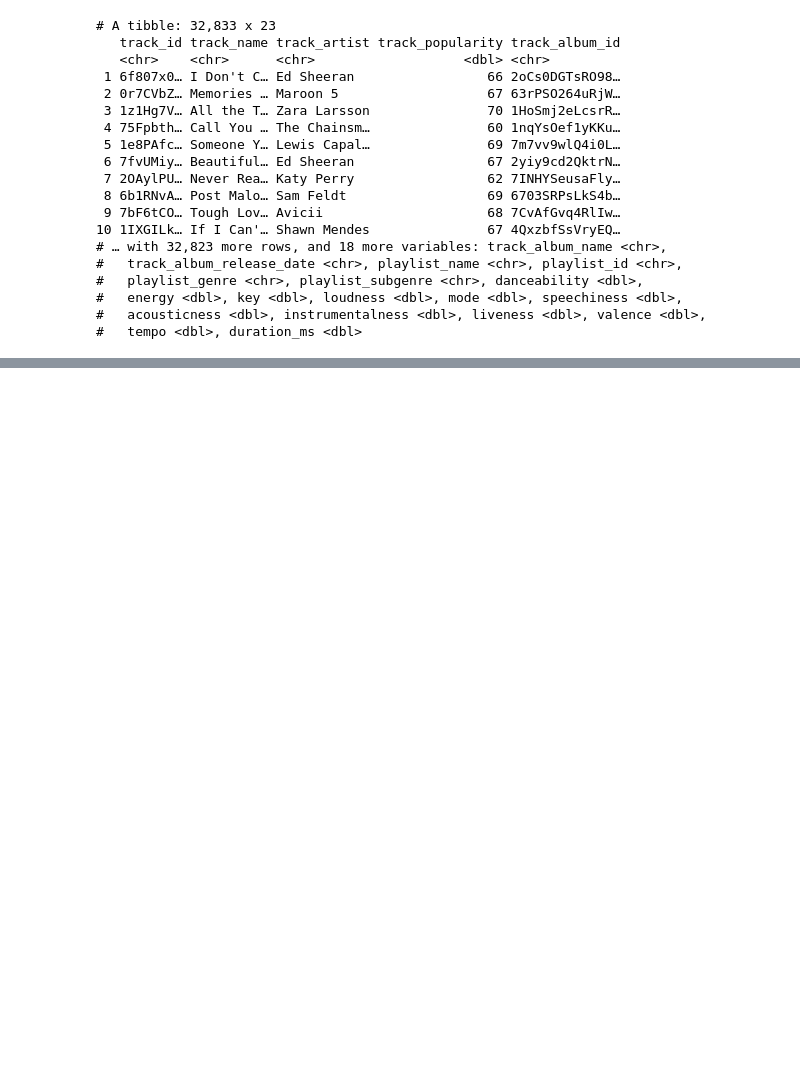
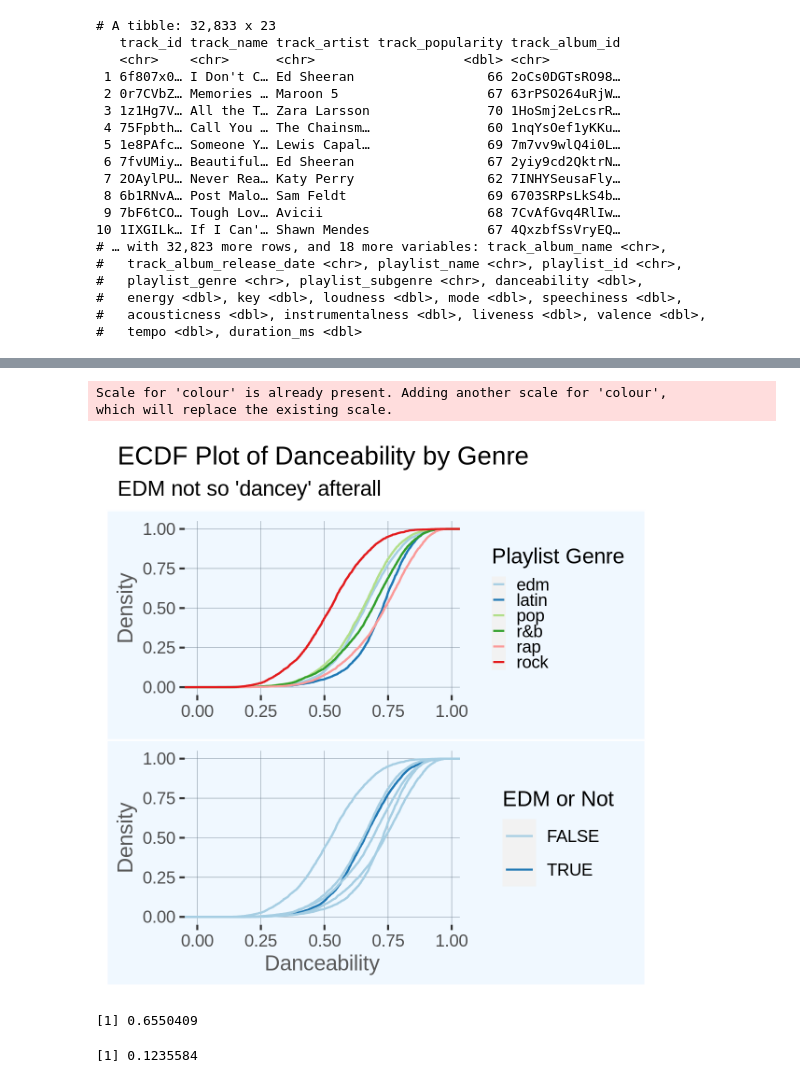
Before and after one commit to swhite16/BIOS512, a Jupyter notebook: BIOS_512 Final Project.ipynb, the cells around one changed output, grey strips where cells are left out. Drawn from its saved outputs; the diff is of its cells as text; code cells hidden in the pictures; blank space fills up the shorter version.

```diff
--- a/BIOS_512 Final Project.ipynb
+++ b/BIOS_512 Final Project.ipynb
@@ -180,0 +90,46 @@ p3
+# %%
+edm.bin <- songs %>% mutate(edm.binary = (playlist_genre == 'edm'))
+# %%
+options(repr.plot.width = 4, repr.plot.height = 4, repr.plot.res = 300)
+p2 = ggplot(songs, aes(x = danceability, color = playlist_genre))
+p2 = p2 + stat_ecdf() + scale_color_brewer(name = "Playlist Genre", palette = "Paired")
+p2 = p2 + labs(x = element_blank(), y = 'Density')
+p2 = p2 + theme(plot.title = element_text(color='gray35', size=14, face="bold"),
+                                                        axis.title = element_text(color='gray35'))
+p2 = p2 + theme(plot.background = element_rect(fill = "aliceblue"),
+                panel.background = element_rect(fill = "aliceblue"),
+                legend.background = element_rect(fill = 'aliceblue'),
+                legend.position = "right",
+                legend.key.size = unit(0.25, 'cm'))
+p2 = p2 + theme(panel.border = element_blank(),
+                panel.grid.major = element_line(size = 0.1, linetype = 'solid', colour = "slategray"),
+                panel.grid.minor = element_blank(),
+                axis.line = element_blank())
+
+p3 = ggplot(edm.bin, aes(group = playlist_genre, x = danceability, color = edm.binary))
+p3 = p3 + stat_ecdf() + scale_color_brewer(palette = "Paired")
+p3 = p3 + scale_color_brewer(name = "EDM or Not", palette = "Paired")
+p3 = p3 + labs(x = 'Danceability', y = 'Density')
+p3 = p3 + theme(plot.title = element_text(color='gray35', size=14, face="bold"),
+                axis.title = element_text(color='gray35'))
+p3 = p3 + theme(plot.background = element_rect(fill = "aliceblue"),
+                panel.background = element_rect(fill = "aliceblue"),
+                legend.background = element_rect(fill = 'aliceblue'))
+p3 = p3 + theme(panel.border = element_blank(),
+                panel.grid.major = element_line(size = 0.1, linetype = 'solid', colour = "slategray"),
+                panel.grid.minor = element_blank(),
+                axis.line = element_blank())
+
+p2 / p3 + plot_annotation(title = "ECDF Plot of Danceability by Genre",
+                          subtitle = "EDM not so 'dancey' afterall")
+# %% [output]
+Scale for 'colour' is already present. Adding another scale for 'colour',
+which will replace the existing scale.
+[figure, added]
+# %%
+edm <- songs %>% filter(playlist_genre == 'edm')
+mean(edm$danceability)
+sd(edm$danceability)
+# %% [output]
+[1] 0.6550409
+[1] 0.1235584
```
Also changed, not shown: parts of 20 cells of this notebook.
